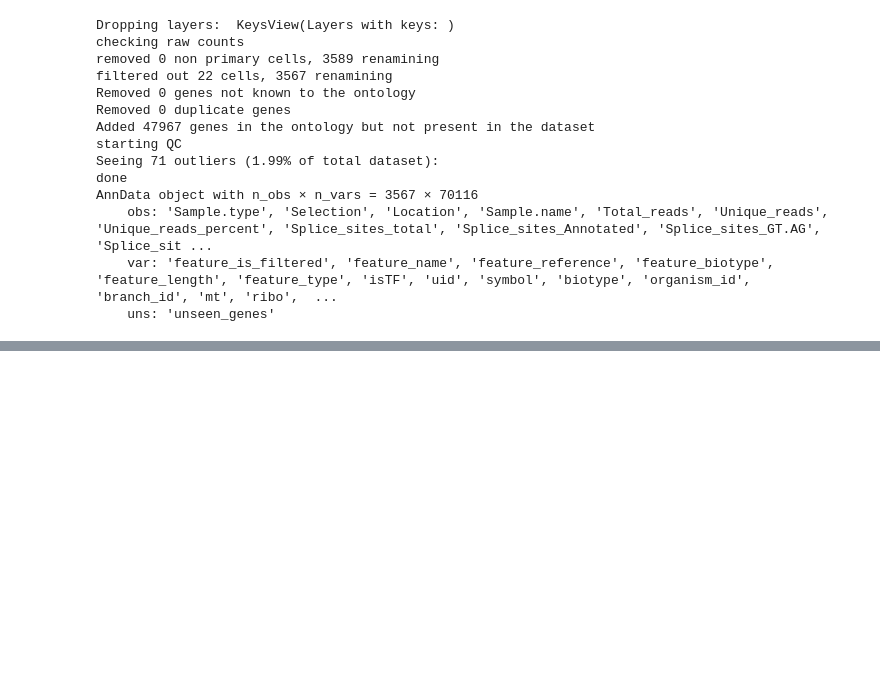
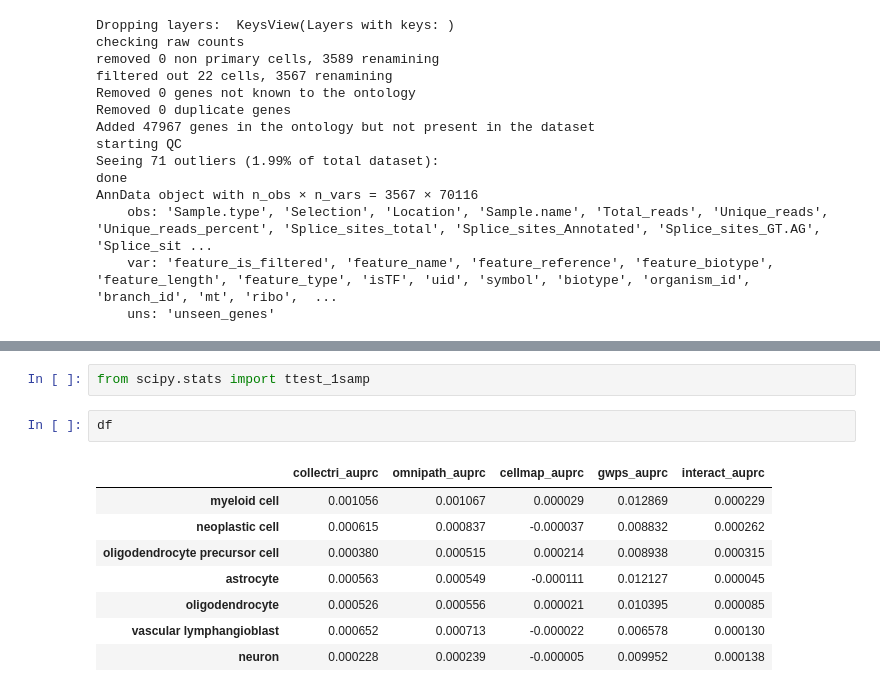
Before and after one commit to cantinilab/scPRINT, a Jupyter notebook: notebooks/scPRINT-2-repro-notebooks/gene_networks.ipynb, the cells around one changed output, grey strips where cells are left out. Saved outputs shown, nothing was run; the diff lists cells and outputs as text; blank space fills up the shorter version.

```diff
--- a/notebooks/scPRINT-2-repro-notebooks/gene_networks.ipynb
+++ b/notebooks/scPRINT-2-repro-notebooks/gene_networks.ipynb
@@ -471,0 +650,13 @@ metrics
+# %%
+from scipy.stats import ttest_1samp
+# %%
+df
+# %% [output]
+|  | collectri_auprc | omnipath_auprc | cellmap_auprc | gwps_auprc | interact_auprc |
+| myeloid cell | 0.001056 | 0.001067 | 0.000029 | 0.012869 | 0.000229 |
+| neoplastic cell | 0.000615 | 0.000837 | -0.000037 | 0.008832 | 0.000262 |
+| oligodendrocyte precursor cell | 0.000380 | 0.000515 | 0.000214 | 0.008938 | 0.000315 |
+| astrocyte | 0.000563 | 0.000549 | -0.000111 | 0.012127 | 0.000045 |
+| oligodendrocyte | 0.000526 | 0.000556 | 0.000021 | 0.010395 | 0.000085 |
+| vascular lymphangioblast | 0.000652 | 0.000713 | -0.000022 | 0.006578 | 0.000130 |
+| neuron | 0.000228 | 0.000239 | -0.000005 | 0.009952 | 0.000138 |
```
Also changed, not shown: parts of 57 cells of this notebook, 11 other files.
